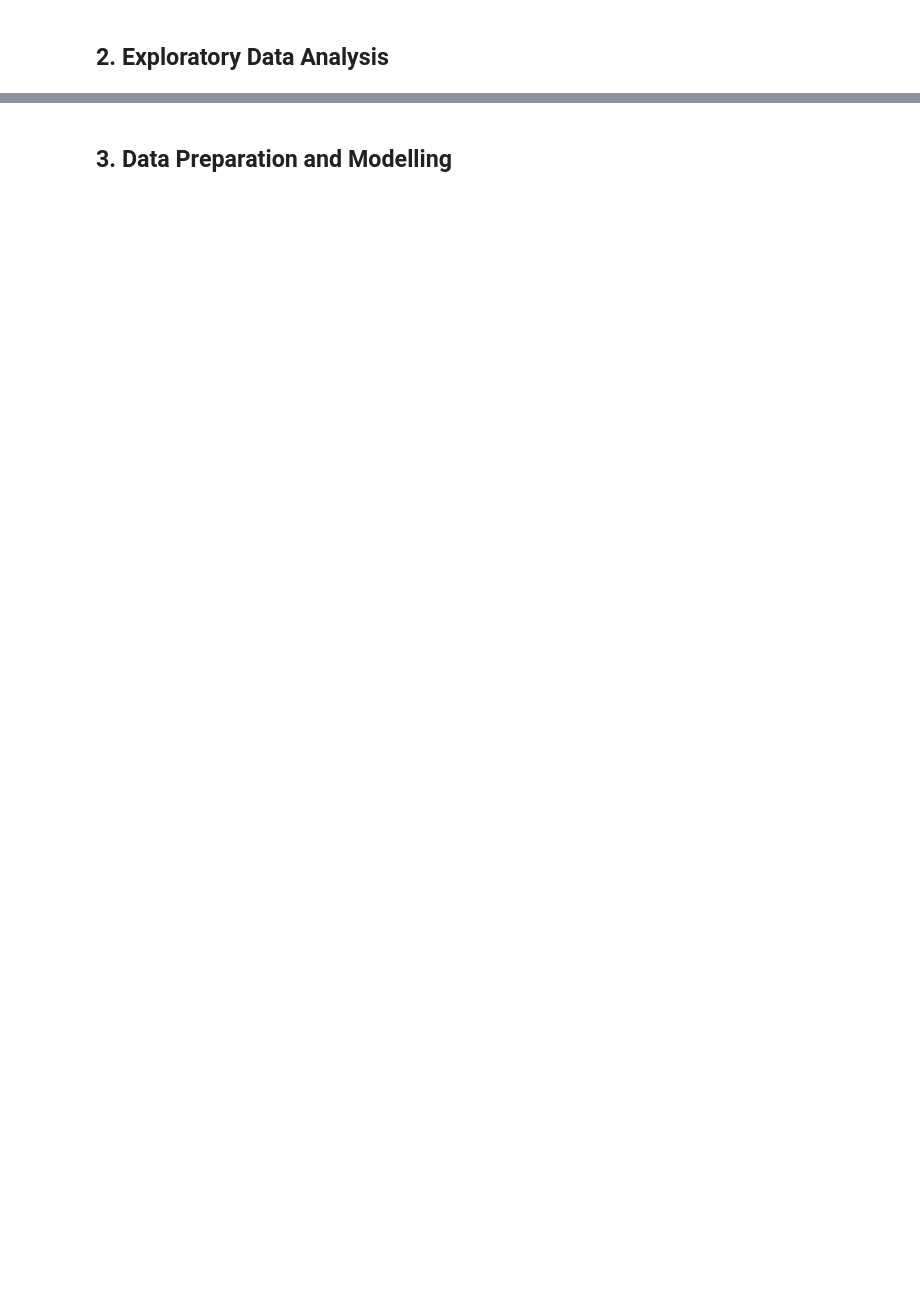
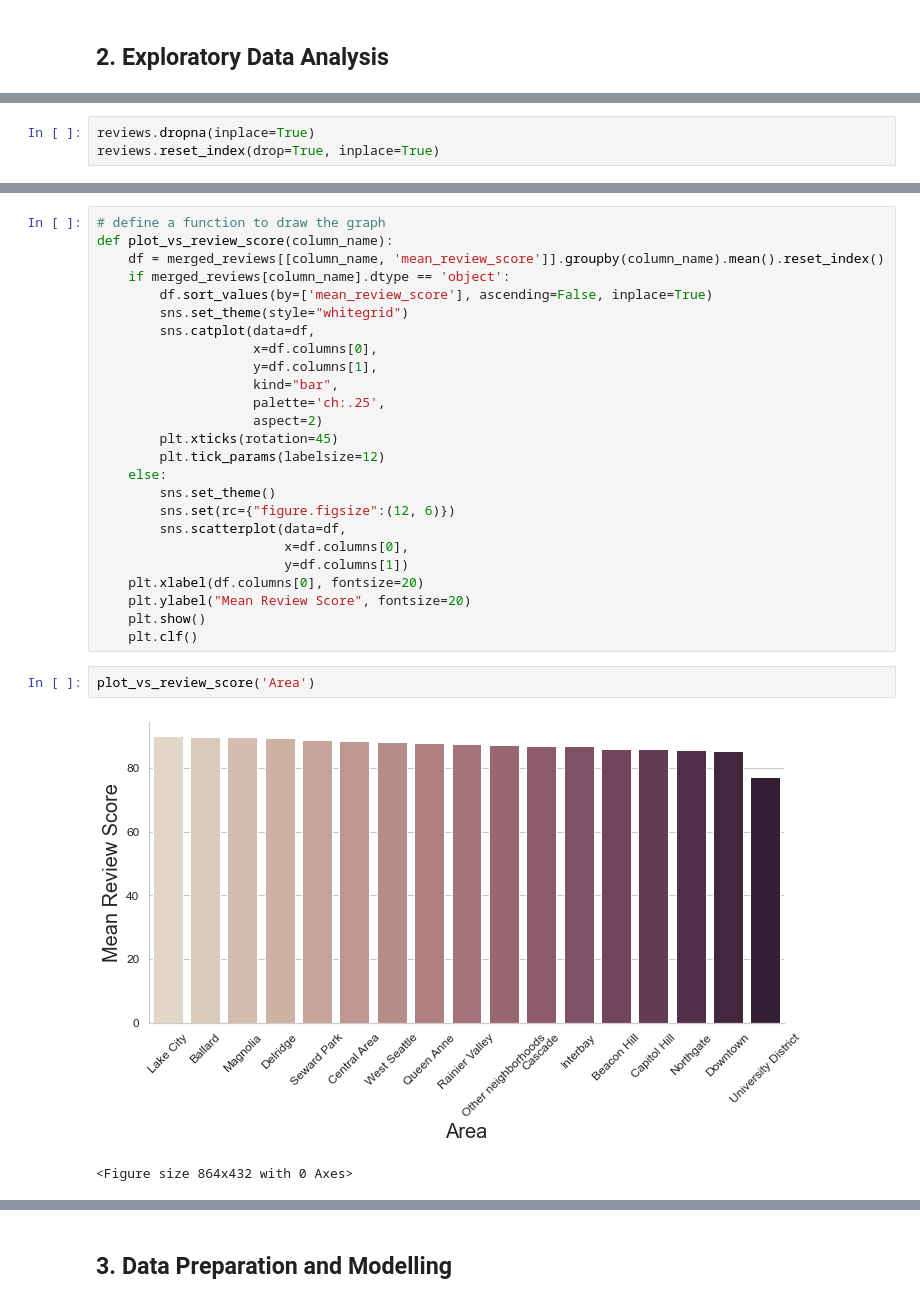
Before and after one commit to seansunn/AirbnbDataAnalysis, a Jupyter notebook: Airbnb.ipynb, the cells around one changed output, grey strips where cells are left out. Drawn from its saved outputs; the diff is of its cells as text; blank space fills up the shorter version.

```diff
--- a/Airbnb.ipynb
+++ b/Airbnb.ipynb
@@ -137,0 +233,3 @@ plot_cat_data('Room')
+# %%
+reviews.dropna(inplace=True)
+reviews.reset_index(drop=True, inplace=True)
@@ -137,0 +262,30 @@ plot_cat_data('Room')
+# %%
+# define a function to draw the graph
+def plot_vs_review_score(column_name):
+    df = merged_reviews[[column_name, 'mean_review_score']].groupby(column_name).mean().reset_index()
+    if merged_reviews[column_name].dtype == 'object':
+        df.sort_values(by=['mean_review_score'], ascending=False, inplace=True)
+        sns.set_theme(style="whitegrid")
+        sns.catplot(data=df,
+                    x=df.columns[0],
+                    y=df.columns[1],
+                    kind="bar",
+                    palette='ch:.25',
+                    aspect=2)
+        plt.xticks(rotation=45)
+        plt.tick_params(labelsize=12)
+    else:
+        sns.set_theme()
+        sns.set(rc={"figure.figsize":(12, 6)})
+        sns.scatterplot(data=df,
+                        x=df.columns[0],
+                        y=df.columns[1])
+    plt.xlabel(df.columns[0], fontsize=20)
+    plt.ylabel("Mean Review Score", fontsize=20)
+    plt.show()
+    plt.clf()
+# %%
+plot_vs_review_score('Area')
+# %% [output]
+[figure, added]
+<Figure size 864x432 with 0 Axes>
```
Also changed, not shown: parts of 50 cells of this notebook.
